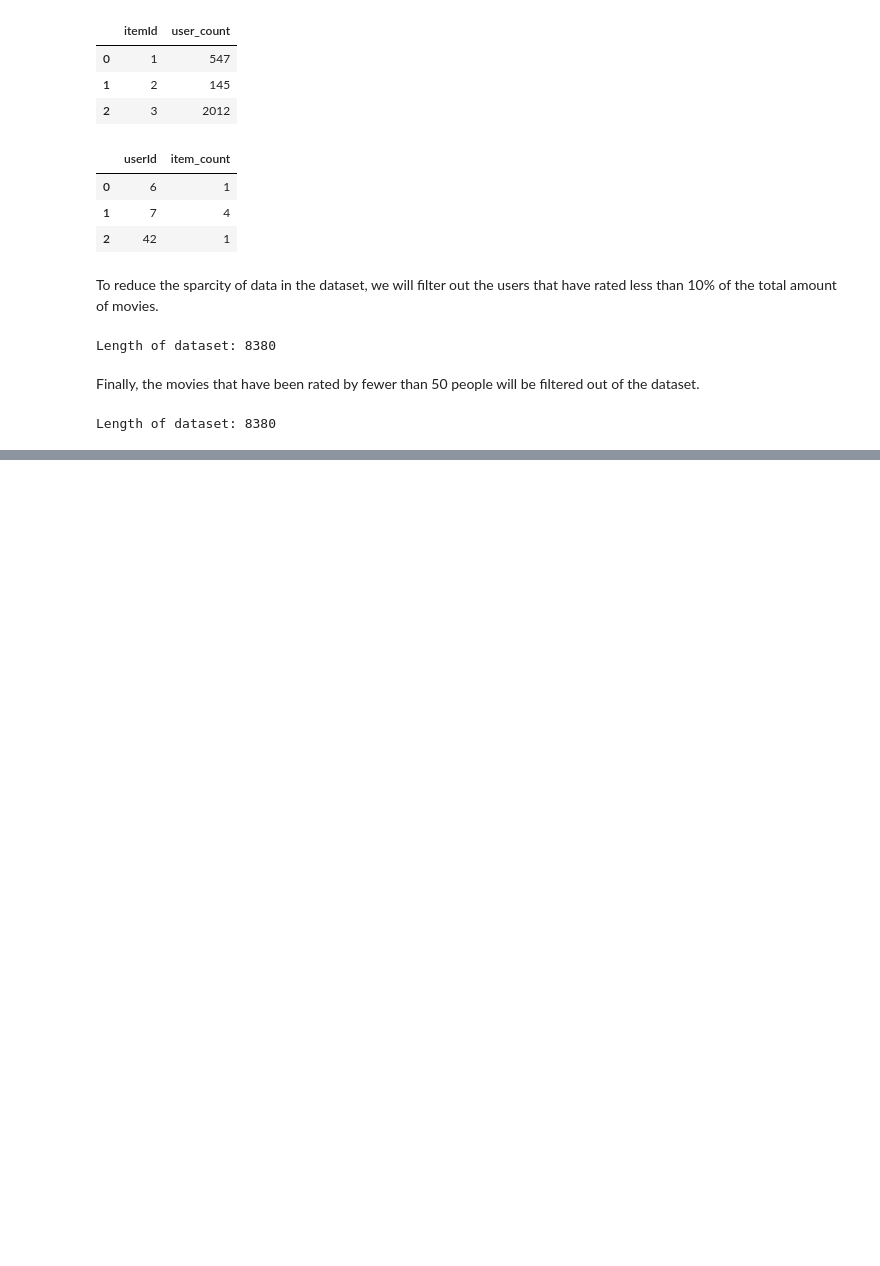
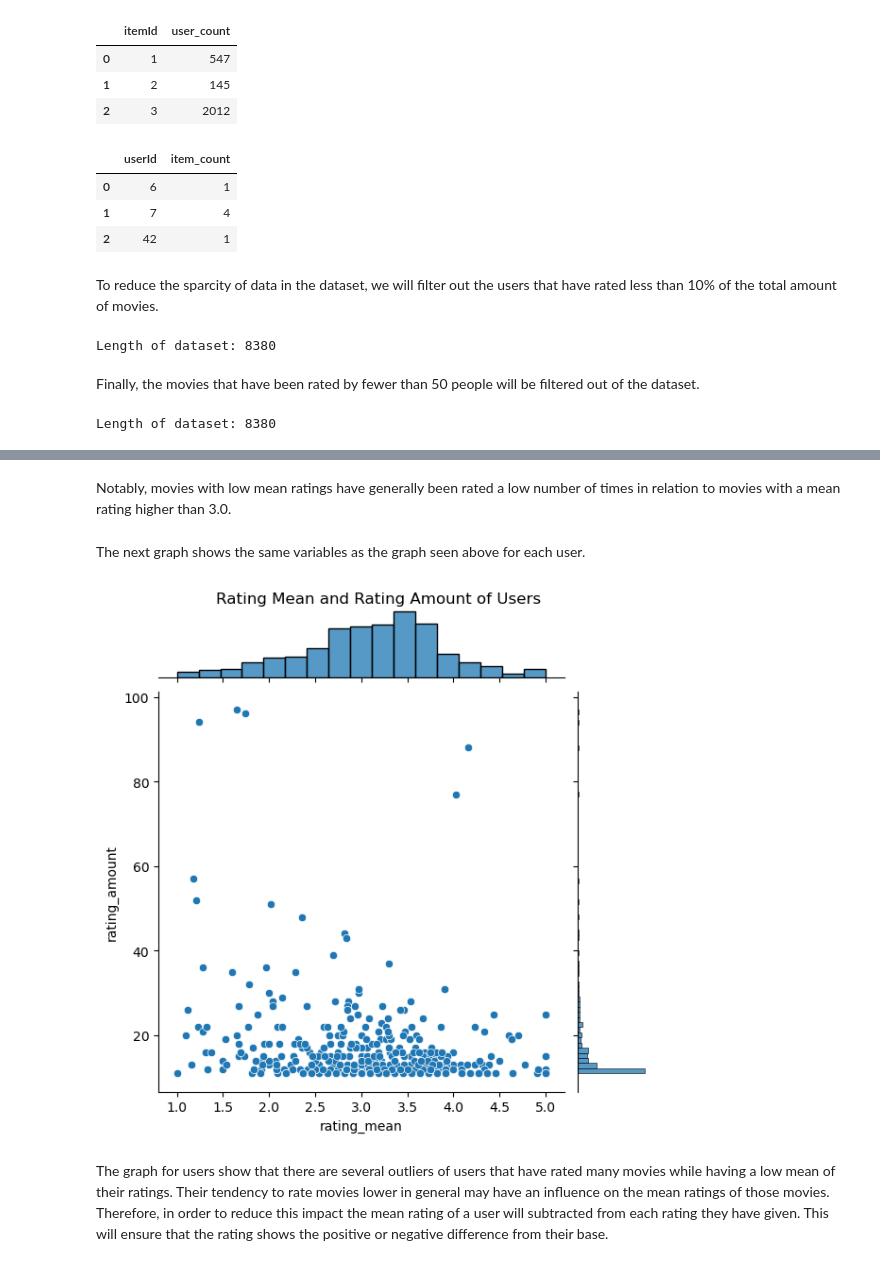
Before and after one commit to ValentijnBraun/RecSys_SDM, a Jupyter notebook: RecSys_Netflix_SVD_ValentijnBraun.ipynb, the cells around one changed output, grey strips where cells are left out. Cells and saved outputs as stored; diff of their text form; code cells hidden in the pictures; blank space fills up the shorter version.

```diff
--- a/RecSys_Netflix_SVD_ValentijnBraun.ipynb
+++ b/RecSys_Netflix_SVD_ValentijnBraun.ipynb
@@ -94,0 +146,12 @@ Length of dataset: 8380
+# %% [markdown]
+Notably, movies with low mean ratings have generally been rated a low number of times in relation to movies with a mean rating higher than 3.0.
+# %% [markdown]
+The next graph shows the same variables as the graph seen above for each user.
+# %%
+plt = sns.jointplot(x='rating_mean', y='rating_amount', data=filtered_movie_df.groupby('userId').agg(rating_mean = ('rating', 'mean'), rating_amount = ('rating', 'count')).reset_index())
+plt.fig.suptitle("Rating Mean and Rating Amount of Users")
+plt.fig.subplots_adjust(top=0.95)
+# %% [output]
+[figure, added]
+# %% [markdown]
+The graph for users show that there are several outliers of users that have rated many movies while having a low mean of their ratings. Their tendency to rate movies lower in general may have an influence on the mean ratings of those movies. Therefore, in order to reduce this impact the mean rating of a user will subtracted from each rating they have given. This will ensure that the rating shows the positive or negative difference from their base.
```
Also changed, not shown: parts of 8 cells of this notebook.
